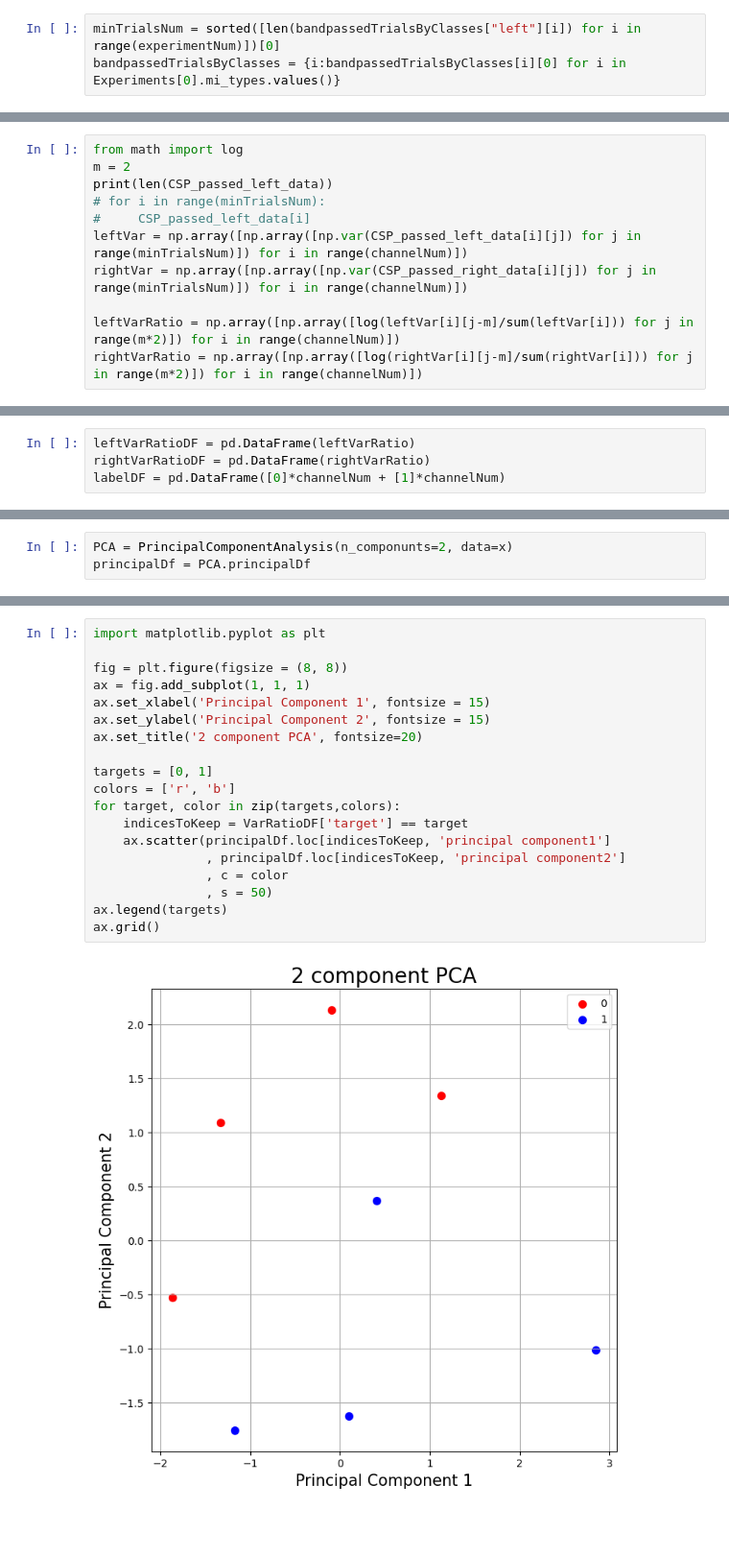
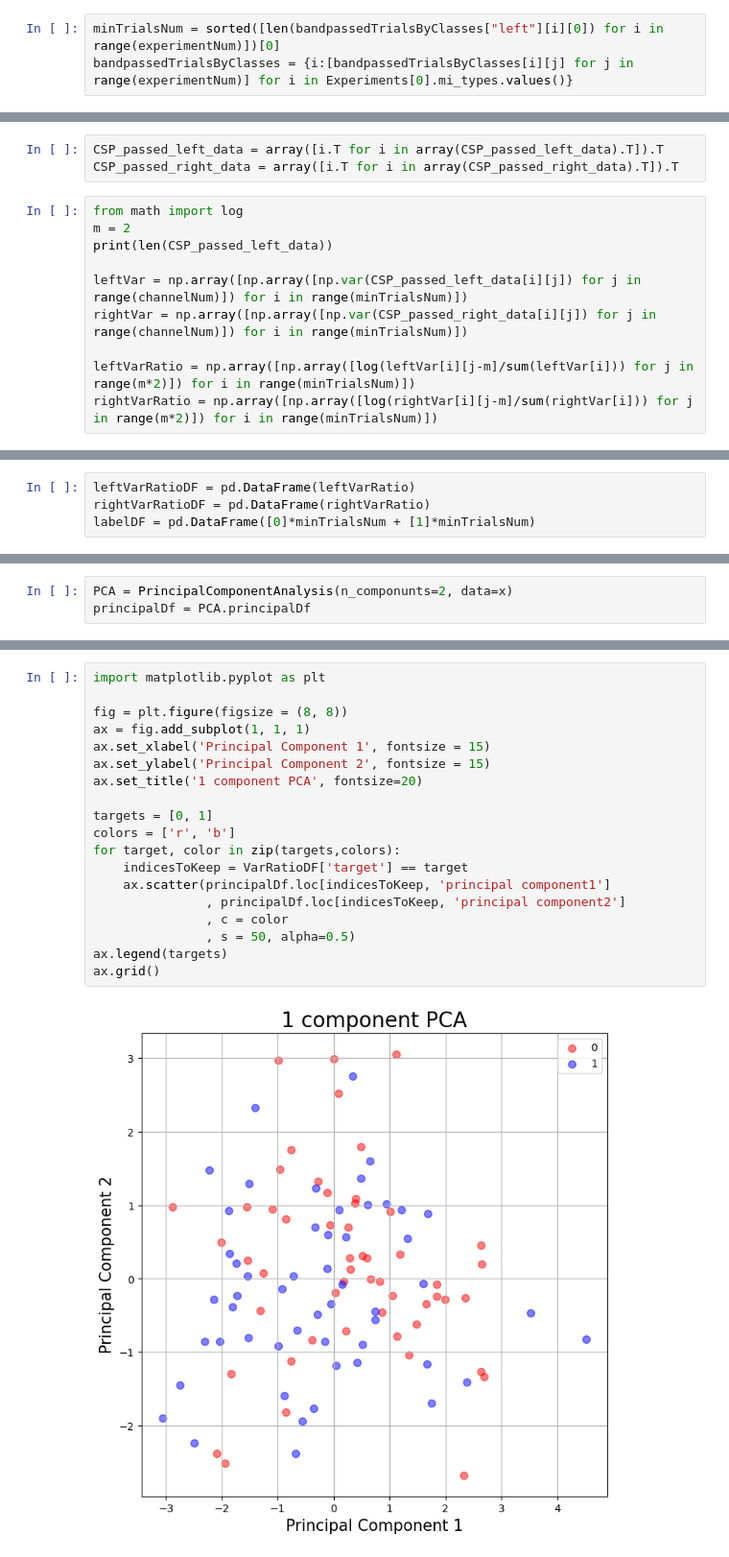
Before and after one commit to Cld338/EEG_analysis, a Jupyter notebook: example/main.ipynb, the cells around one changed output, grey strips where cells are left out. Shown: that part at 96% size. Drawn from its saved outputs; the diff is of its cells as text; blank space fills up the shorter version.

```diff
--- a/example/main.ipynb
+++ b/example/main.ipynb
@@ -45,8 +40,8 @@ bandpassedTrialsByClasses = {key:array([[bandpassedTrialsByClasses[i][key][j] fo
 # i: experiment
 # j: trial
 # %%
-minTrialsNum = sorted([len(bandpassedTrialsByClasses["left"][i]) for i in range(experimentNum)])[0]
-bandpassedTrialsByClasses = {i:bandpassedTrialsByClasses[i][0] for i in Experiments[0].mi_types.values()}
+minTrialsNum = sorted([len(bandpassedTrialsByClasses["left"][i][0]) for i in range(experimentNum)])[0]
+bandpassedTrialsByClasses = {i:[bandpassedTrialsByClasses[i][j] for j in range(experimentNum)] for i in Experiments[0].mi_types.values()}
 # %%
 left_csp_filter = CSP_filter(len(bandpassedTrialsByClasses["left"][0]), bandpassedTrialsByClasses["left"][0])
 right_csp_filter = CSP_filter(len(bandpassedTrialsByClasses["right"][0]), bandpassedTrialsByClasses["right"][0])
@@ -79,15 +70,17 @@ CSP_passed_right_data = [np.array([j.T for j in i]).T for i in CSP_passed_right_
 array(CSP_passed_left_data).shape
 # %% [output]
 (4, 69, 1875)
+# %%
+CSP_passed_left_data = array([i.T for i in array(CSP_passed_left_data).T]).T
+CSP_passed_right_data = array([i.T for i in array(CSP_passed_right_data).T]).T
 # %%
 from math import log
 m = 2
 print(len(CSP_passed_left_data))
-# for i in range(minTrialsNum):
-#     CSP_passed_left_data[i]
-leftVar = np.array([np.array([np.var(CSP_passed_left_data[i][j]) for j in range(minTrialsNum)]) for i in range(channelNum)])
-rightVar = np.array([np.array([np.var(CSP_passed_right_data[i][j]) for j in range(minTrialsNum)]) for i in range(channelNum)])
 
-leftVarRatio = np.array([np.array([log(leftVar[i][j-m]/sum(leftVar[i])) for j in range(m*2)]) for i in range(channelNum)])
-rightVarRatio = np.array([np.array([log(rightVar[i][j-m]/sum(rightVar[i])) for j in range(m*2)]) for i in range(channelNum)])
+leftVar = np.array([np.array([np.var(CSP_passed_left_data[i][j]) for j in range(channelNum)]) for i in range(minTrialsNum)])
+rightVar = np.array([np.array([np.var(CSP_passed_right_data[i][j]) for j in range(channelNum)]) for i in range(minTrialsNum)])
+
+leftVarRatio = np.array([np.array([log(leftVar[i][j-m]/sum(leftVar[i])) for j in range(m*2)]) for i in range(minTrialsNum)])
+rightVarRatio = np.array([np.array([log(rightVar[i][j-m]/sum(rightVar[i])) for j in range(m*2)]) for i in range(minTrialsNum)])
 # %% [output]
@@ -95,7 +88,7 @@ rightVarRatio = np.array([np.array([log(rightVar[i][j-m]/sum(rightVar[i])) for j
 # %%
 leftVarRatioDF = pd.DataFrame(leftVarRatio)
 rightVarRatioDF = pd.DataFrame(rightVarRatio)
-labelDF = pd.DataFrame([0]*channelNum + [1]*channelNum)
+labelDF = pd.DataFrame([0]*minTrialsNum + [1]*minTrialsNum)
 # %%
 VarRatioDF = pd.concat([leftVarRatioDF, rightVarRatioDF], axis=0)
 VarRatioDF = VarRatioDF.reset_index()
@@ -138,21 +139,21 @@ PCA.explained_variance_ratio_
 # %%
 import matplotlib.pyplot as plt
 
 fig = plt.figure(figsize = (8, 8))
 ax = fig.add_subplot(1, 1, 1)
 ax.set_xlabel('Principal Component 1', fontsize = 15)
 ax.set_ylabel('Principal Component 2', fontsize = 15)
-ax.set_title('2 component PCA', fontsize=20)
+ax.set_title('1 component PCA', fontsize=20)
 
 targets = [0, 1]
 colors = ['r', 'b']
 for target, color in zip(targets,colors):
     indicesToKeep = VarRatioDF['target'] == target
     ax.scatter(principalDf.loc[indicesToKeep, 'principal component1']
                , principalDf.loc[indicesToKeep, 'principal component2']
                , c = color
-               , s = 50)
+               , s = 50, alpha=0.5)
 ax.legend(targets)
 ax.grid()
 # %% [output]
-[figure, old version]
+[figure, new version]
```
Also changed, not shown: parts of 11 cells of this notebook.
